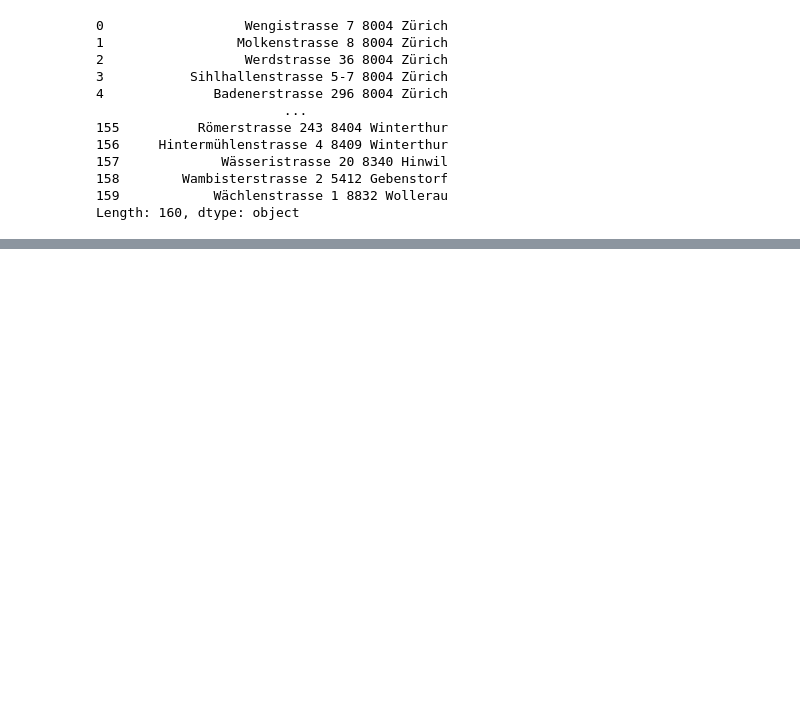
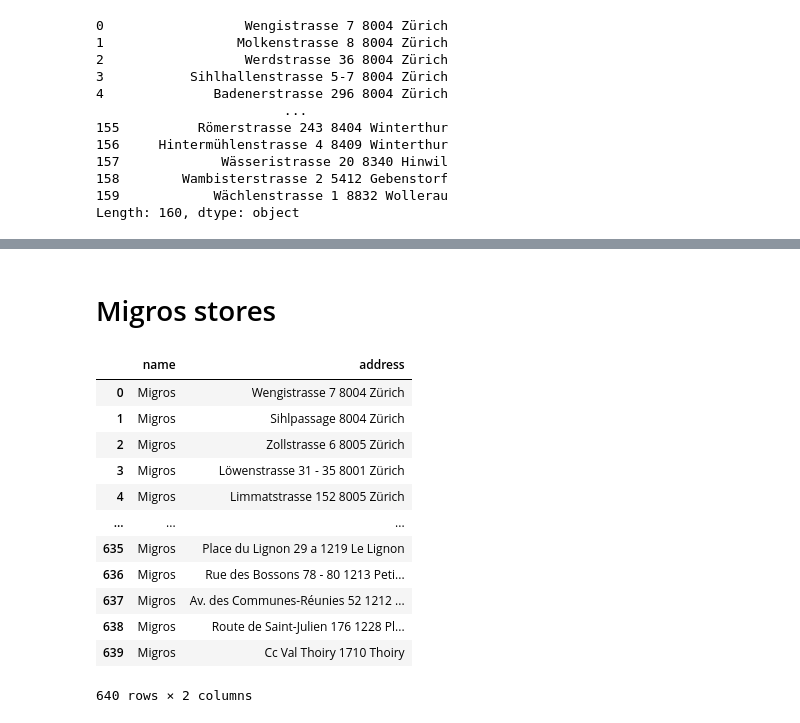
Before and after one commit to alexandraciobica/denner-challenge, a Jupyter notebook: notebooks/getCoordinatesFromAddress.ipynb, the cells around one changed output, grey strips where cells are left out. Drawn from its saved outputs; the diff is of its cells as text; code cells hidden in the pictures; blank space fills up the shorter version.

```diff
--- a/notebooks/getCoordinatesFromAddress.ipynb
+++ b/notebooks/getCoordinatesFromAddress.ipynb
@@ -97,0 +117,20 @@ export.to_csv('../data/all_branches.csv')
+# %% [markdown]
+# Migros stores
+# %%
+# read the CSV(s) with the store locations
+migros_branches = pd.read_csv("../data/Migros_branches/migros_branches.csv", index_col=0)
+migros_branches
+# %% [output]
+|  | name | address |
+| 0 | Migros | Wengistrasse 7 8004 Zürich |
+| 1 | Migros | Sihlpassage 8004 Zürich |
+| 2 | Migros | Zollstrasse 6 8005 Zürich |
+| 3 | Migros | Löwenstrasse 31 - 35 8001 Zürich |
+| 4 | Migros | Limmatstrasse 152 8005 Zürich |
+| ... | ... | ... |
+| 635 | Migros | Place du Lignon 29 a 1219 Le Lignon |
+| 636 | Migros | Rue des Bossons 78 - 80 1213 Peti... |
+| 637 | Migros | Av. des Communes-Réunies 52 1212 ... |
+| 638 | Migros | Route de Saint-Julien 176 1228 Pl... |
+| 639 | Migros | Cc Val Thoiry 1710 Thoiry |
+640 rows × 2 columns
```
Also changed, not shown: parts of 18 cells of this notebook, 3 other files.
